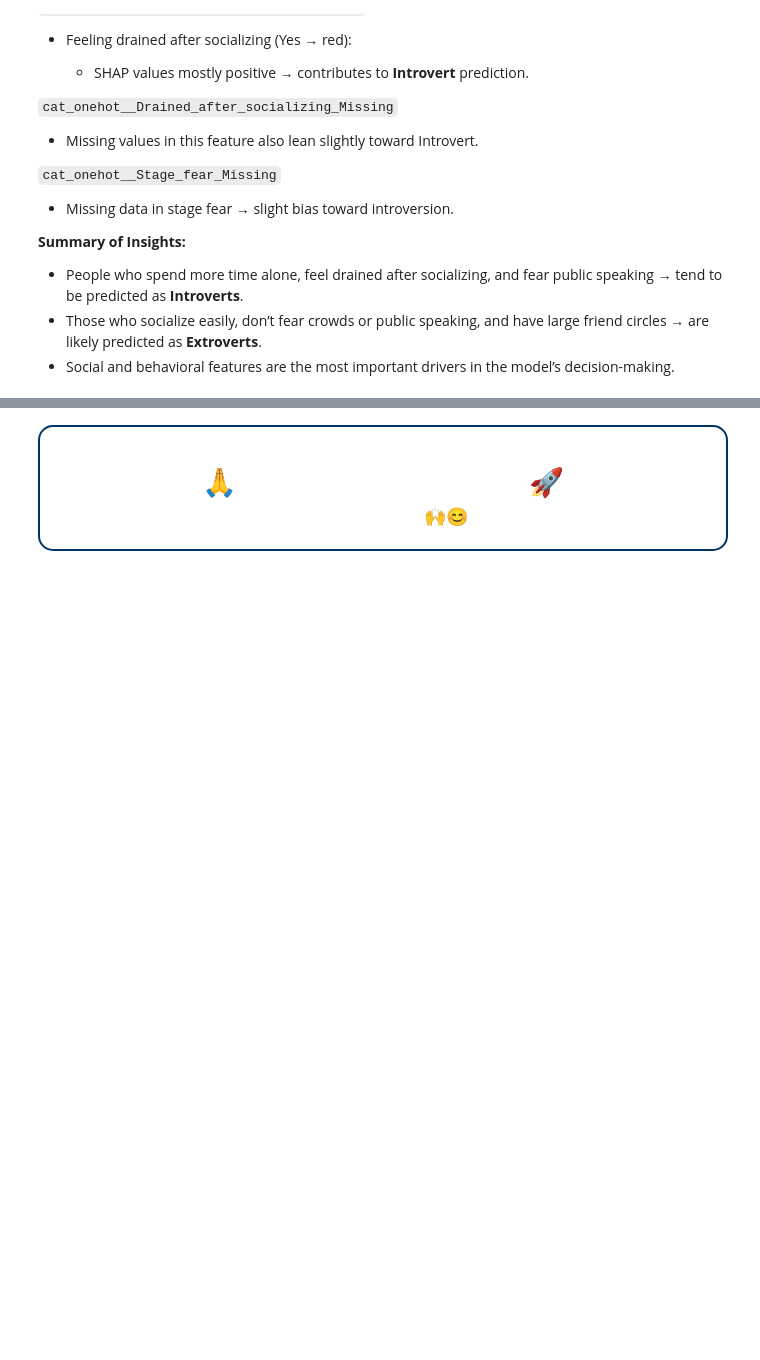
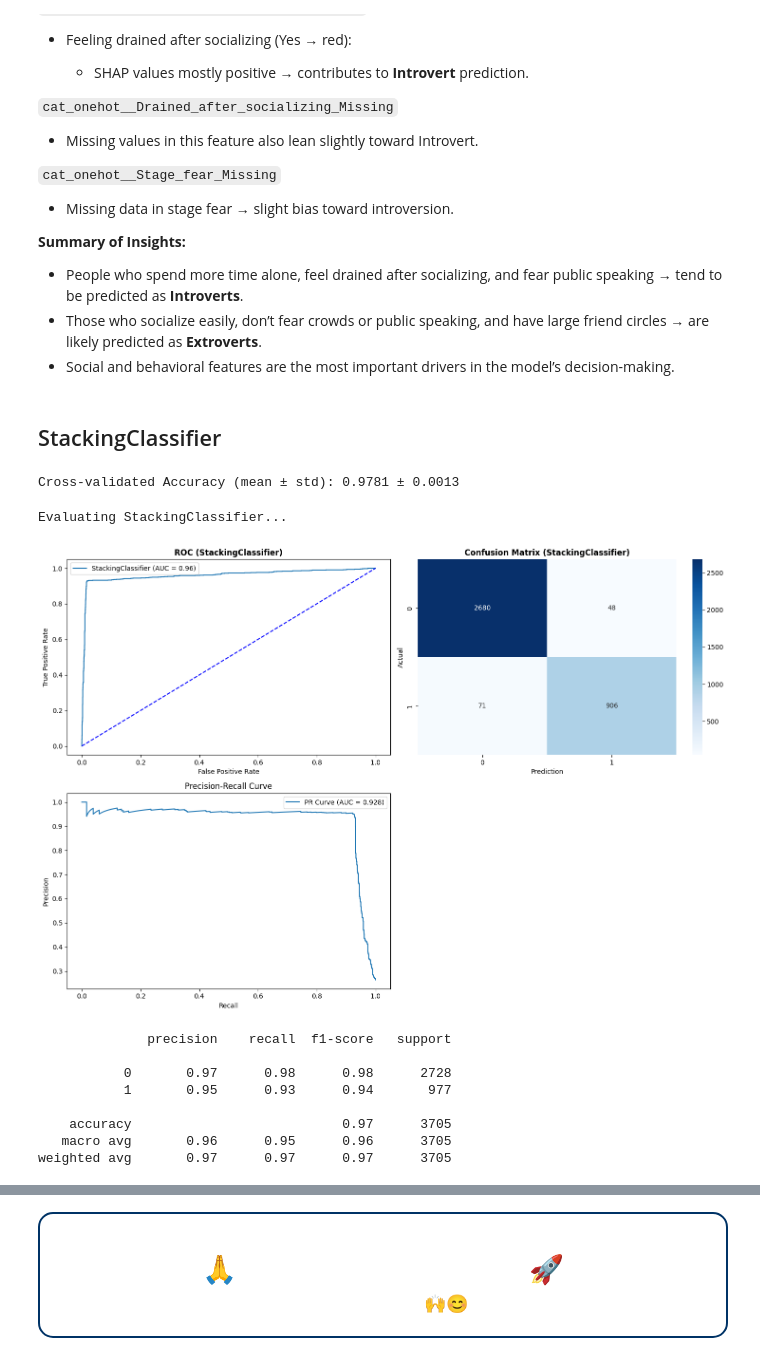
Before and after one commit to daominhthuan42/kaggle-portfolio, a Jupyter notebook: 08_INTROVERTS_AND_EXTROVERTS/introverts-and-extroverts-eda-ml.ipynb, the cells around one changed output, grey strips where cells are left out. Cells and saved outputs as stored; diff of their text form; code cells hidden in the pictures; blank space fills up the shorter version.

```diff
--- a/08_INTROVERTS_AND_EXTROVERTS/introverts-and-extroverts-eda-ml.ipynb
+++ b/08_INTROVERTS_AND_EXTROVERTS/introverts-and-extroverts-eda-ml.ipynb
@@ -3037,3 +3037,27 @@ shap_plot(model=voting_clf_soft, X_test=df_test_prepared[:100], list_feature=lis
 * People who spend more time alone, feel drained after socializing, and fear public speaking → tend to be predicted as **Introverts**.
 * Those who socialize easily, don’t fear crowds or public speaking, and have large friend circles → are likely predicted as **Extroverts**.
 * Social and behavioral features are the most important drivers in the model’s decision-making.
+# %% [markdown]
+## StackingClassifier
+# %%
+from sklearn.ensemble import StackingClassifier
+
+base_models = []
+base_models.append(("xgb",
+                     XGBClassifier(**study_xgb.best_params, use_label_encoder=False,
+                               random_state=seed, verbosity=0, eval_metric="logloss",
+                               objective="binary:logistic")))
+base_models.append(("rf",
+                     RandomForestClassifier(**study_rf.best_params, n_jobs = -1, random_state=seed)))
+base_models.append(("cat",
+                     CatBoostClassifier(**study_cb.best_params, random_seed=seed,
+                                        early_stopping_rounds=20,
+                                        eval_metric="Accuracy", verbose=0)))
+base_models.append(("etc",
+                     ExtraTreesClassifier(**study_etc.best_params, n_jobs = -1, random_state=seed)))
+base_models.append(("gb",
+                     GradientBoostingClassifier(**study_gb.best_params, random_state=seed)))
+
+meta_model = LogisticRegression(max_iter=max_iter, random_state=seed)
+model_stack = StackingClassifier(estimators=base_models, final_estimator=meta_model, n_jobs=-1, passthrough=False,cv=kfold)
+outer_cv = StratifiedKFold(n_splits=5, shuffle=True, random_state=seed+1)
@@ -3039,0 +3073,18 @@ shap_plot(model=voting_clf_soft, X_test=df_test_prepared[:100], list_feature=lis
+# %%
+print(f"Cross-validated Accuracy (mean ± std): {cv_scores.mean():.4f} ± {cv_scores.std():.4f}")
+# %% [output]
+Cross-validated Accuracy (mean ± std): 0.9781 ± 0.0013
+# %%
+evaluate_model(model = model_stack, X_train=X_resampled, X_val=X_val_prepared,
+               y_train=y_resampled, y_val=y_val, figsize=(15, 10))
+# %% [output]
+Evaluating StackingClassifier...
+[figure, added]
+              precision    recall  f1-score   support
+
+           0       0.97      0.98      0.98      2728
+           1       0.95      0.93      0.94       977
+
+    accuracy                           0.97      3705
+   macro avg       0.96      0.95      0.96      3705
+weighted avg       0.97      0.97      0.97      3705
```
Also changed, not shown: parts of 24 cells of this notebook, 2 other files.
